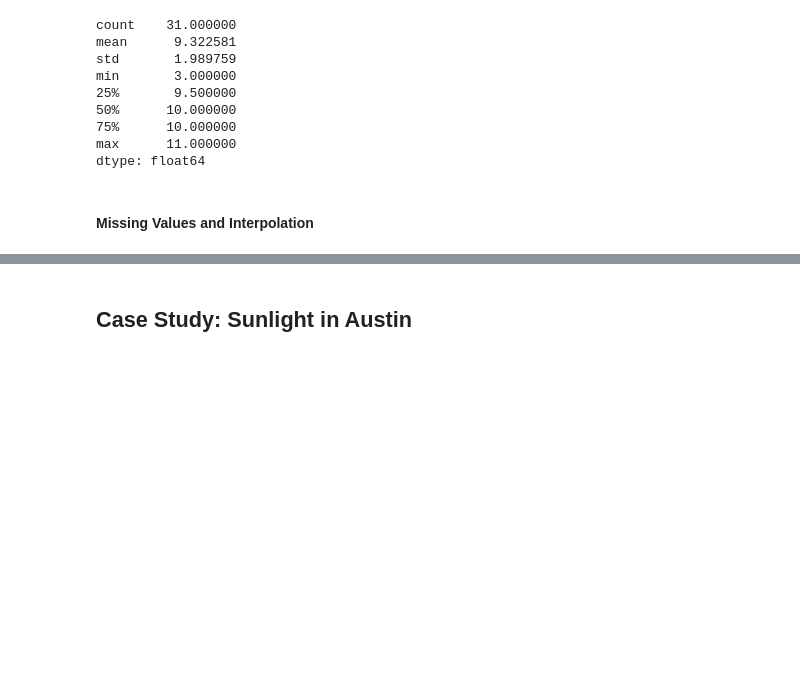
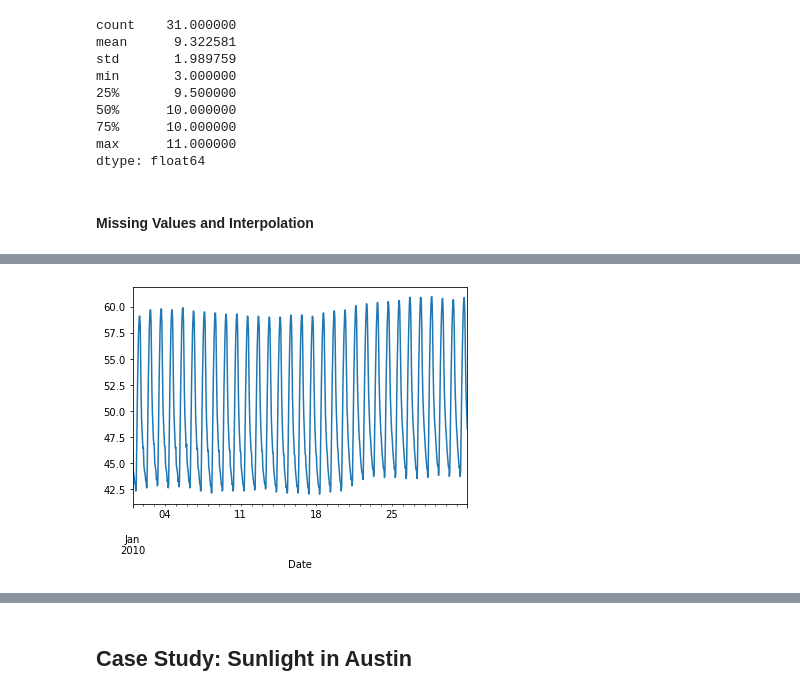
Before and after one commit to thap/python_basics_to_advanced, a Jupyter notebook: pandas foundations.ipynb, the cells around one changed output, grey strips where cells are left out. Saved outputs shown, nothing was run; the diff lists cells and outputs as text; code cells hidden in the pictures; blank space fills up the shorter version.

```diff
--- a/pandas foundations.ipynb
+++ b/pandas foundations.ipynb
@@ -874,0 +980,8 @@ Freq: D, dtype: int64
+# %%
+df = pd.read_csv('data/weather_data_austin_2010.csv')
+df.Date = pd.to_datetime(df.Date)
+df.set_index('Date', inplace=True)
+df['Temperature']['2010-01'].plot()
+plt.show()
+# %% [output]
+[figure, added]
```
Also changed, not shown: parts of 13 cells of this notebook.
